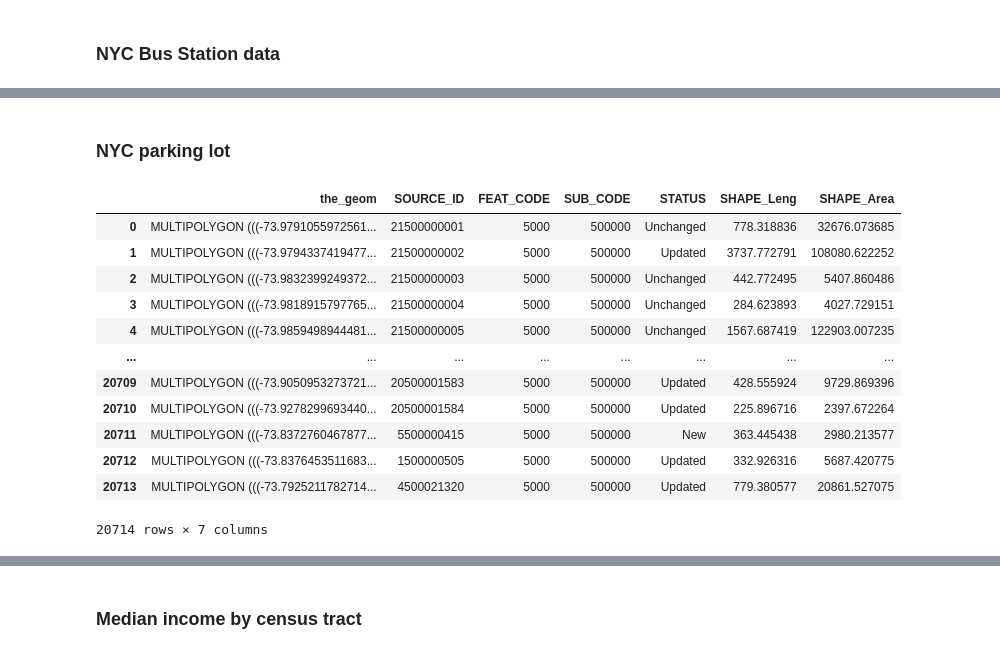
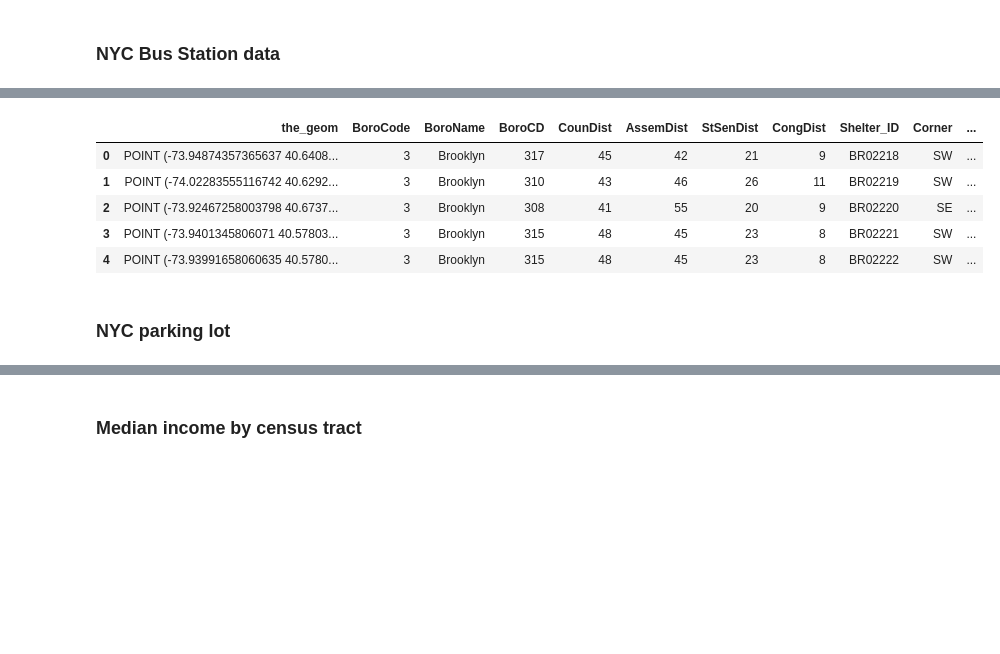
Before and after one commit to CharlesFeng0314/CUSP, a Jupyter notebook: MLC/MLC Fall 2024 final pro/7033 final pro.ipynb, the cells around one changed output, grey strips where cells are left out. Saved outputs shown, nothing was run; the diff lists cells and outputs as text; code cells hidden in the pictures; blank space fills up the shorter version.

```diff
--- a/MLC/MLC Fall 2024 final pro/7033 final pro.ipynb
+++ b/MLC/MLC Fall 2024 final pro/7033 final pro.ipynb
@@ -136,20 +122,17 @@ bus_data
+# %%
+bus_data['geometry'] = bus_data['the_geom'].apply(wkt.loads)
+# %%
+bus_data = gpd.GeoDataFrame(bus_data, geometry='geometry')
+bus_data.set_crs("EPSG:4269", inplace=True)
+bus_data.head()
+# %% [output]
+|  | the_geom | BoroCode | BoroName | BoroCD | CounDist | AssemDist | StSenDist | CongDist | Shelter_ID | Corner | ... |
+| 0 | POINT (-73.94874357365637 40.6408... | 3 | Brooklyn | 317 | 45 | 42 | 21 | 9 | BR02218 | SW | ... |
+| 1 | POINT (-74.02283555116742 40.6292... | 3 | Brooklyn | 310 | 43 | 46 | 26 | 11 | BR02219 | SW | ... |
+| 2 | POINT (-73.92467258003798 40.6737... | 3 | Brooklyn | 308 | 41 | 55 | 20 | 9 | BR02220 | SE | ... |
+| 3 | POINT (-73.9401345806071 40.57803... | 3 | Brooklyn | 315 | 48 | 45 | 23 | 8 | BR02221 | SW | ... |
+| 4 | POINT (-73.93991658060635 40.5780... | 3 | Brooklyn | 315 | 48 | 45 | 23 | 8 | BR02222 | SW | ... |
 # %% [markdown]
 ### NYC parking lot
 # %%
 parking_data = pd.read_csv('DOITT_PARKING_LOT_20240420.csv')
-# %%
-parking_data
-# %% [output]
-|  | the_geom | SOURCE_ID | FEAT_CODE | SUB_CODE | STATUS | SHAPE_Leng | SHAPE_Area |
-| 0 | MULTIPOLYGON (((-73.9791055972561... | 21500000001 | 5000 | 500000 | Unchanged | 778.318836 | 32676.073685 |
-| 1 | MULTIPOLYGON (((-73.9794337419477... | 21500000002 | 5000 | 500000 | Updated | 3737.772791 | 108080.622252 |
-| 2 | MULTIPOLYGON (((-73.9832399249372... | 21500000003 | 5000 | 500000 | Unchanged | 442.772495 | 5407.860486 |
-| 3 | MULTIPOLYGON (((-73.9818915797765... | 21500000004 | 5000 | 500000 | Unchanged | 284.623893 | 4027.729151 |
-| 4 | MULTIPOLYGON (((-73.9859498944481... | 21500000005 | 5000 | 500000 | Unchanged | 1567.687419 | 122903.007235 |
-| ... | ... | ... | ... | ... | ... | ... | ... |
-| 20709 | MULTIPOLYGON (((-73.9050953273721... | 20500001583 | 5000 | 500000 | Updated | 428.555924 | 9729.869396 |
-| 20710 | MULTIPOLYGON (((-73.9278299693440... | 20500001584 | 5000 | 500000 | Updated | 225.896716 | 2397.672264 |
-| 20711 | MULTIPOLYGON (((-73.8372760467877... | 5500000415 | 5000 | 500000 | New | 363.445438 | 2980.213577 |
-| 20712 | MULTIPOLYGON (((-73.8376453511683... | 1500000505 | 5000 | 500000 | Updated | 332.926316 | 5687.420775 |
-| 20713 | MULTIPOLYGON (((-73.7925211782714... | 4500021320 | 5000 | 500000 | Updated | 779.380577 | 20861.527075 |
-20714 rows × 7 columns
```
Also changed, not shown: parts of 12 cells of this notebook, 10 other files.
